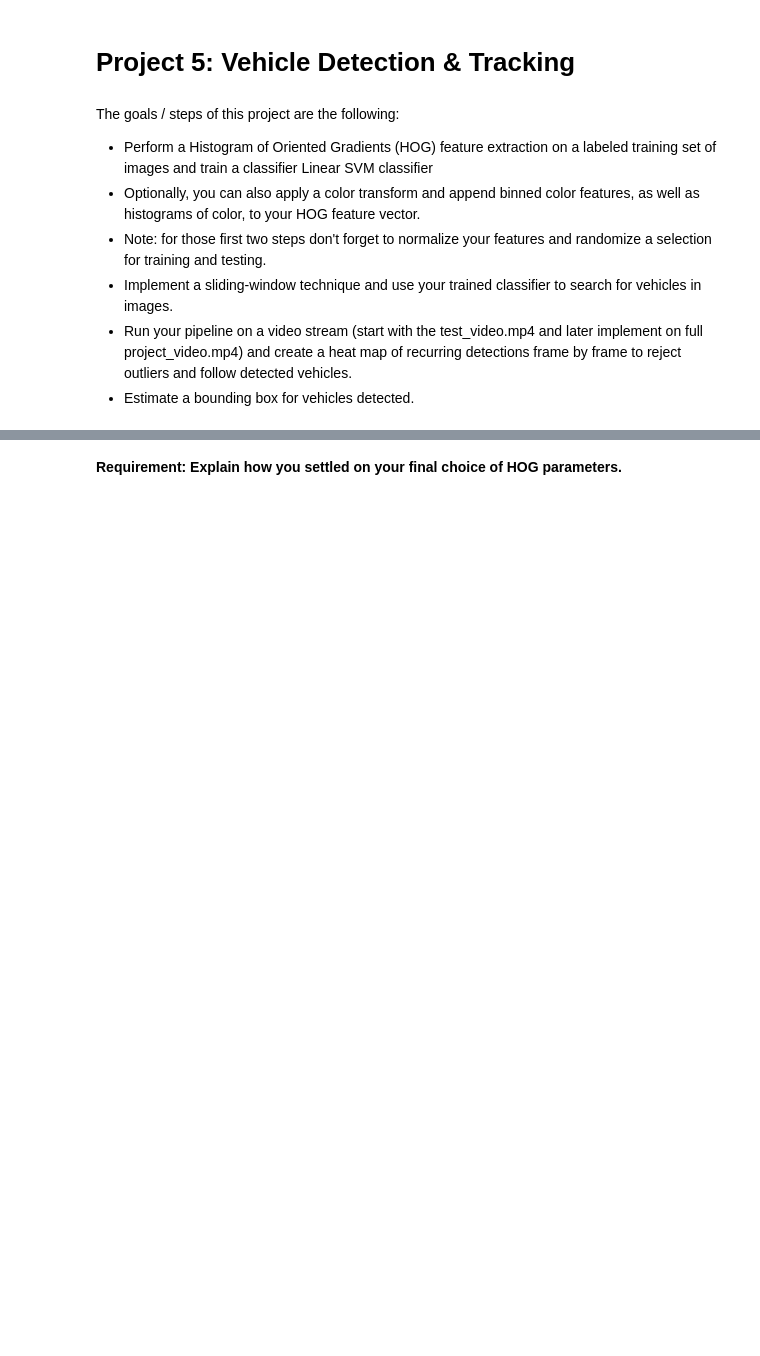
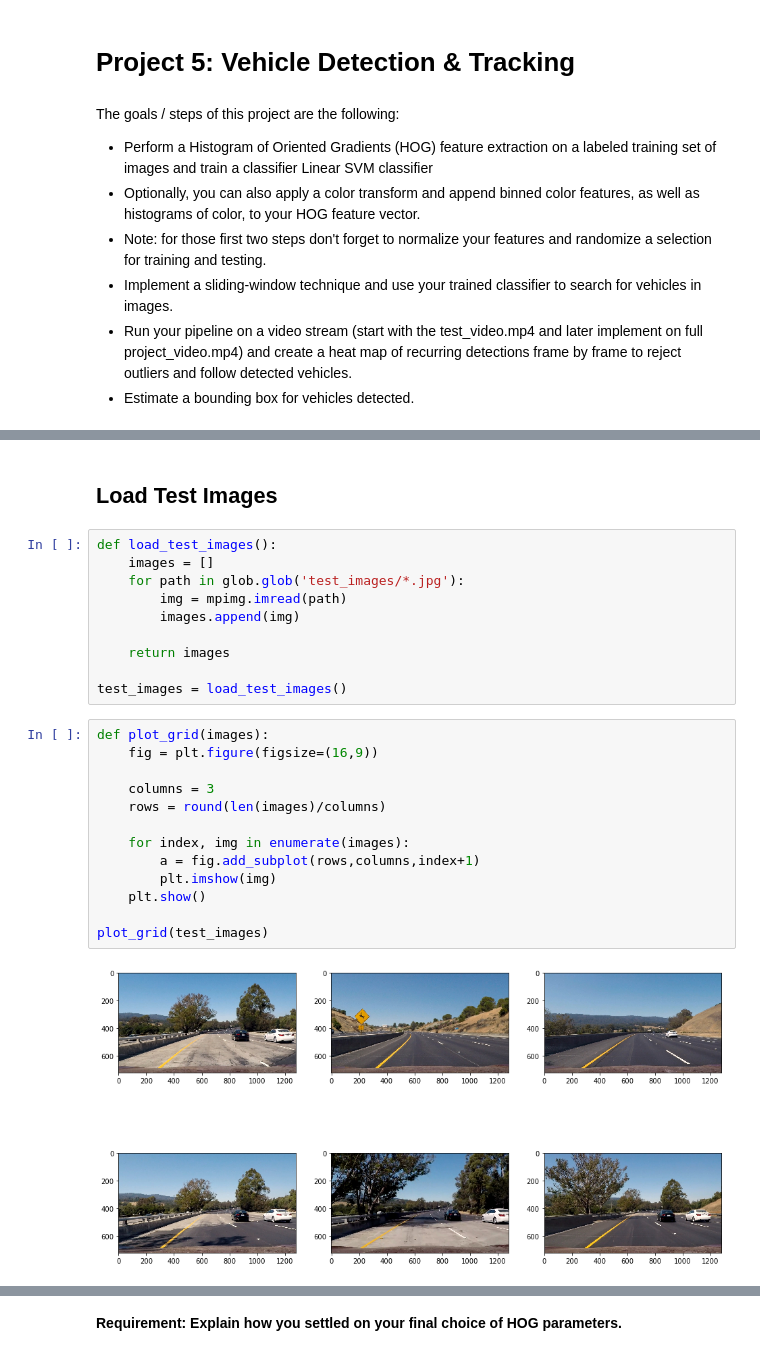
Before and after one commit to Lybron/CarND-T1P5, a Jupyter notebook: Vehicle Detection and Tracking.ipynb, the cells around one changed output, grey strips where cells are left out. Saved outputs shown, nothing was run; the diff lists cells and outputs as text; blank space fills up the shorter version.

```diff
--- a/Vehicle Detection and Tracking.ipynb
+++ b/Vehicle Detection and Tracking.ipynb
@@ -11,0 +31,27 @@ The goals / steps of this project are the following:
+# %% [markdown]
+## Load Test Images
+# %%
+def load_test_images():
+    images = []
+    for path in glob.glob('test_images/*.jpg'):
+        img = mpimg.imread(path)
+        images.append(img)
+
+    return images
+
+test_images = load_test_images()
+# %%
+def plot_grid(images):
+    fig = plt.figure(figsize=(16,9))
+
+    columns = 3
+    rows = round(len(images)/columns)
+
+    for index, img in enumerate(images):
+        a = fig.add_subplot(rows,columns,index+1)
+        plt.imshow(img)
+    plt.show()
+
+plot_grid(test_images)
+# %% [output]
+[figure, added]
```
Also changed, not shown: parts of 58 cells of this notebook, 3 other files.
